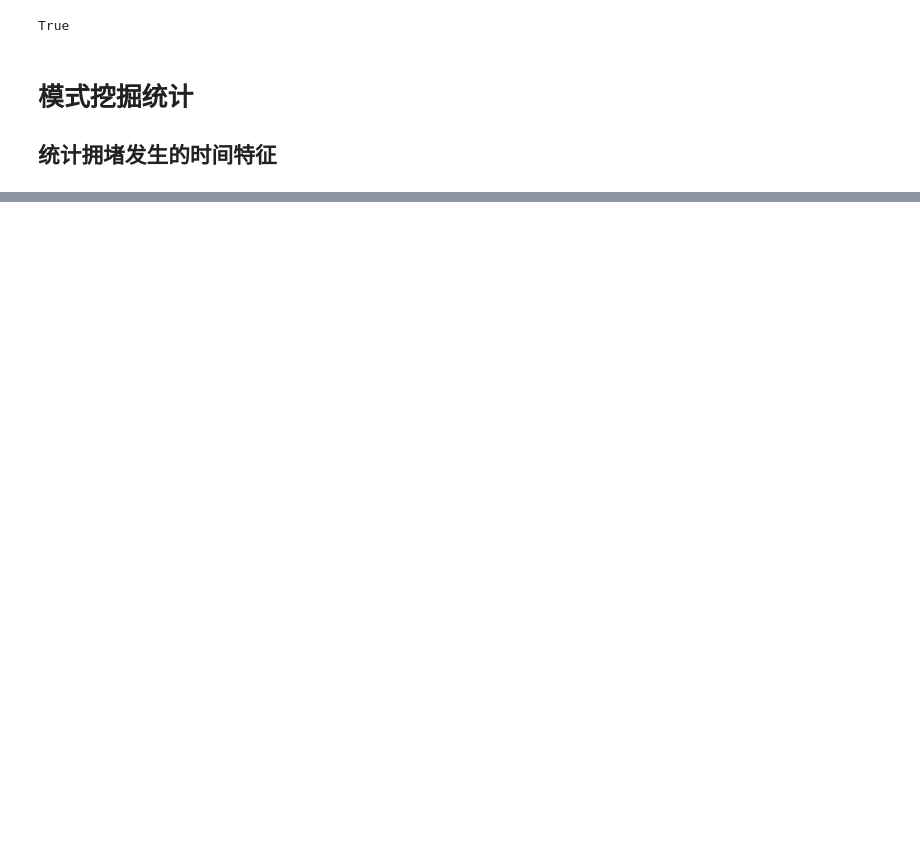
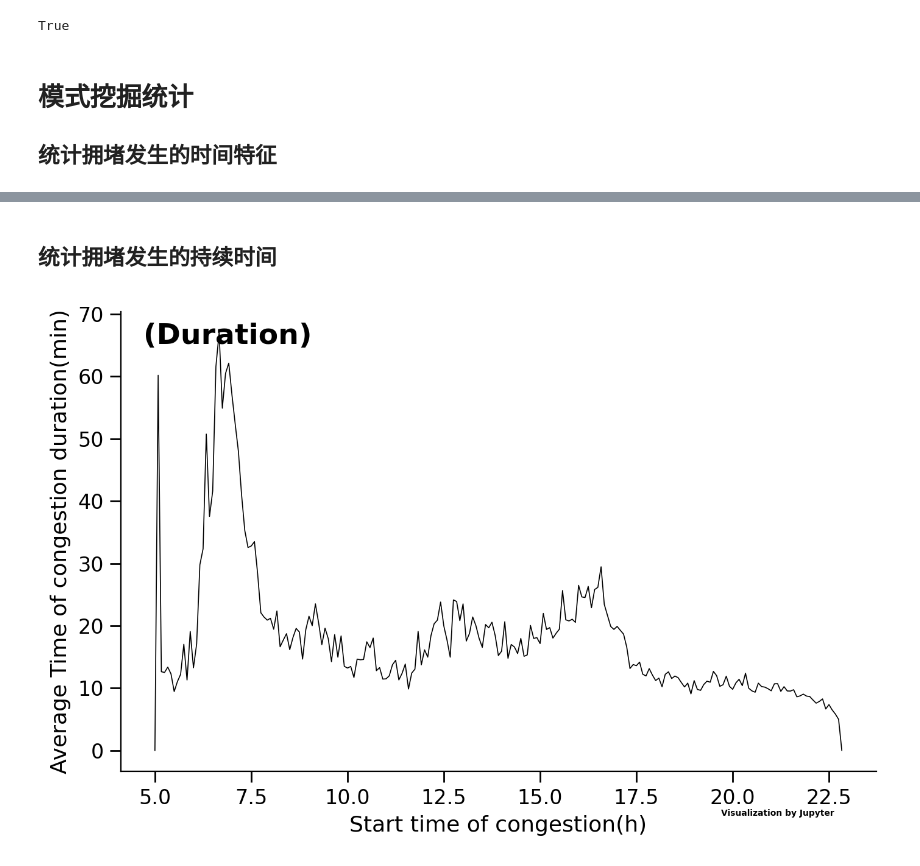
Before and after one commit to lingbai-kong/traffic_data_mining_sh, a Jupyter notebook: main.ipynb, the cells around one changed output, grey strips where cells are left out. Saved outputs shown, nothing was run; the diff lists cells and outputs as text; code cells hidden in the pictures; blank space fills up the shorter version.

Commit message:
add congestion duration analysis

```diff
--- a/main.ipynb
+++ b/main.ipynb
@@ -174,0 +178,50 @@ for index,value in result.items():
+# %% [markdown]
+## 统计拥堵发生的持续时间
+# %%
+import matplotlib.pyplot as plt
+data=np.array(list(road_zip.values()))[:,:,0]
+data=data.reshape(data.shape[0],-1,min_time_num)
+
+result=[]
+for road in data:
+    for date in road:
+        start_time=0
+        duration=0
+        for index,item in enumerate(date):
+            if start_time==0 and item>1:
+                start_time=index
+            if start_time!=0 and item<=1:
+                duration=index-start_time
+                #如果是range(1)则代表计算拥堵开始时刻的拥堵时间
+                #如果是range(duration)则代表计算发生拥堵后每个时刻的拥堵时间
+                for i in range(1):
+                    result.append({'start_time':start_time+i,'duration':duration-i})
+                start_time=0
+                duration=0
+statistic={}
+for item in result:
+    if item['start_time'] in statistic:
+        statistic[item['start_time']].append(item['duration'])
+    else:
+        statistic[item['start_time']]=[item['duration']]
+avg_statistic=[]
+for time_slice in range(min_time_num):
+    if time_slice in statistic:
+        avg_statistic.append(np.array(statistic[time_slice]).mean()*5)
+    else:
+        avg_statistic.append(0)
+
+label = [(i*5)/60+5 for i in range(len(avg_statistic))]
+fig,ax = plt.subplots(figsize=(8,5),dpi=200)
+ax.plot(label, avg_statistic, color='black', linewidth=.6)
+ax.tick_params(direction='out',labelsize=12,length=6.5,width=1,top=False,right=False)
+ax.spines['right'].set_visible(False)
+ax.spines['top'].set_visible(False)
+ax.set_ylabel('Average Time of congestion duration(min)',fontsize=13)
+ax.set_xlabel('Start time of congestion(h)',fontsize=13)
+text_font = {'size':'17','weight':'bold','color':'black'}
+ax.text(.03,.93,'(Duration)',transform = ax.transAxes,fontdict=text_font,zorder=4)
+ax.text(.87,-.08,'\nVisualization by Jupyter',transform = ax.transAxes, ha='center', va='center',fontsize = 5,color='black',fontweight='bold')
+fig.show()
+# %% [output]
+[figure, added]
```
Also changed, not shown: parts of 6 cells of this notebook.
